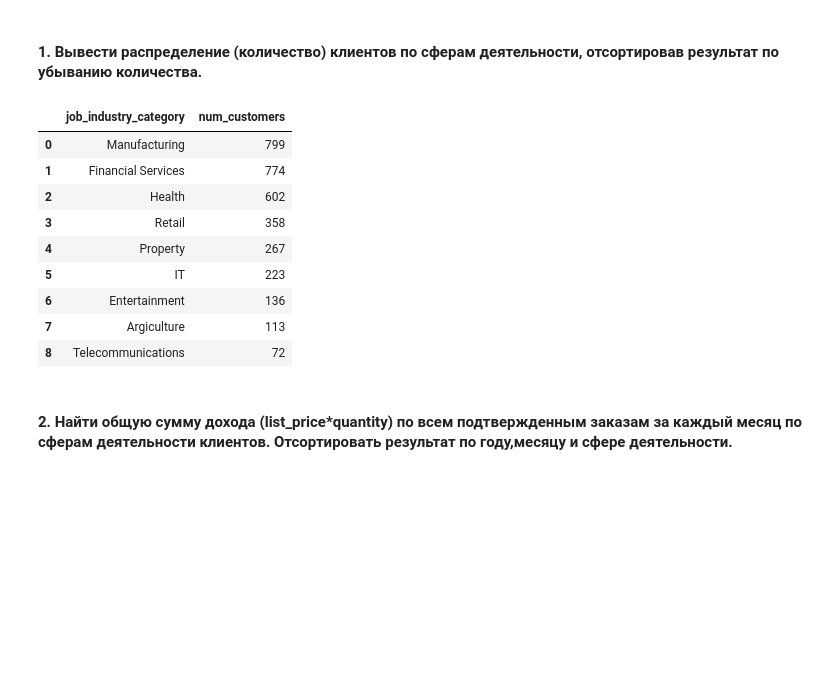
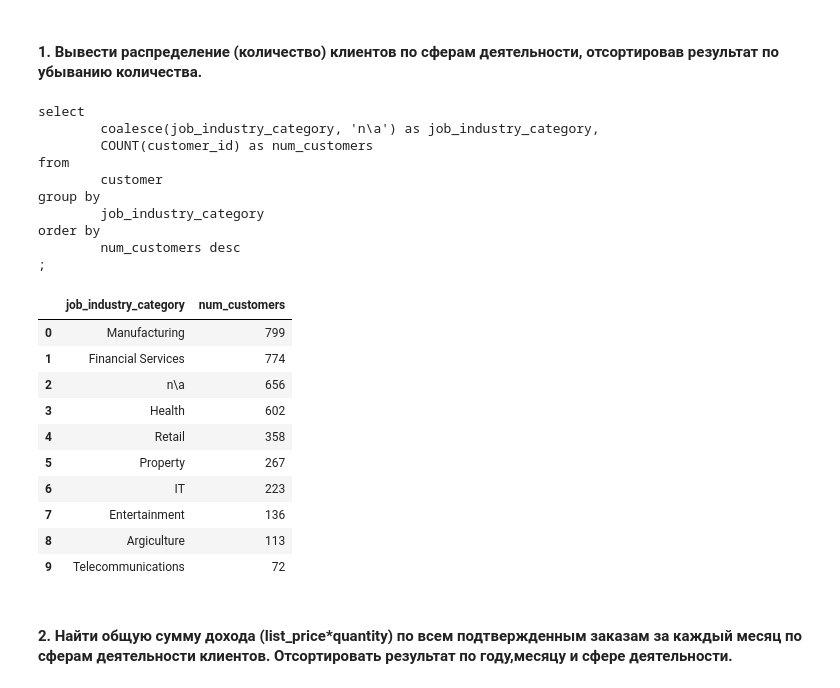
Before and after one commit to EgrSlv/PostgreSQLearn_MIPT, a Jupyter notebook: HomeWork_3/SolovevEgor_HW_03_ds_2025.ipynb, the cells around one changed output. Cells and saved outputs as stored; diff of their text form; code cells hidden in the pictures; blank space fills up the shorter version.

```diff
--- a/HomeWork_3/SolovevEgor_HW_03_ds_2025.ipynb
+++ b/HomeWork_3/SolovevEgor_HW_03_ds_2025.ipynb
@@ -291,12 +291,13 @@ def execute_query(query):
     return result
 # %%
 # Собираем все запросы из файла ./SQL_scripts/HomeWork3.sql в словарь
+# для последующего вызова
 
 queries_dict = dict()
 with open('./SQL_scripts/HomeWork3.sql') as f:
-    queries = ''.join(f.readlines()).split(';')
+    queries = ''.join(f.readlines()).split(';\n\n')
     for num_query, query in enumerate(queries, 1):
         queries_dict[f"query{num_query}"] = (
-            str(query.split('*/')[1] +';')
+            str(query.split('*/')[-1] +';')
             .strip()
         )
@@ -303,33 +315,30 @@ with open('./SQL_scripts/HomeWork3.sql') as f:
 # %% [markdown]
 #### 1. Вывести распределение (количество) клиентов по сферам деятельности, отсортировав результат по убыванию количества.
 # %%
-execute_query(  # Query 1
-"""
-    select
-        job_industry_category,
-        COUNT(customer_id) as num_customers
-    from
-        customer
-    where
-        job_industry_category is not null
-    group by
-        job_industry_category
-    order by
-        num_customers desc
-    ;
-"""
-)
+print(queries_dict['query1'])
+execute_query(queries_dict['query1'])
 # %% [output]
+select
+        coalesce(job_industry_category, 'n\a') as job_industry_category,
+        COUNT(customer_id) as num_customers
+from
+        customer
+group by
+        job_industry_category
+order by
+        num_customers desc
+;
 |  | job_industry_category | num_customers |
 | 0 | Manufacturing | 799 |
 | 1 | Financial Services | 774 |
-| 2 | Health | 602 |
-| 3 | Retail | 358 |
-| 4 | Property | 267 |
-| 5 | IT | 223 |
-| 6 | Entertainment | 136 |
-| 7 | Argiculture | 113 |
-| 8 | Telecommunications | 72 |
+| 2 | n\a | 656 |
+| 3 | Health | 602 |
+| 4 | Retail | 358 |
+| 5 | Property | 267 |
+| 6 | IT | 223 |
+| 7 | Entertainment | 136 |
+| 8 | Argiculture | 113 |
+| 9 | Telecommunications | 72 |
 # %% [markdown]
 #### 2. Найти общую сумму дохода (list_price*quantity) по всем подтвержденным заказам за каждый месяц по сферам деятельности клиентов. Отсортировать результат по году,месяцу и сфере деятельности.
 # %%
```
Also changed, not shown: parts of 11 cells of this notebook, 1 other file.
